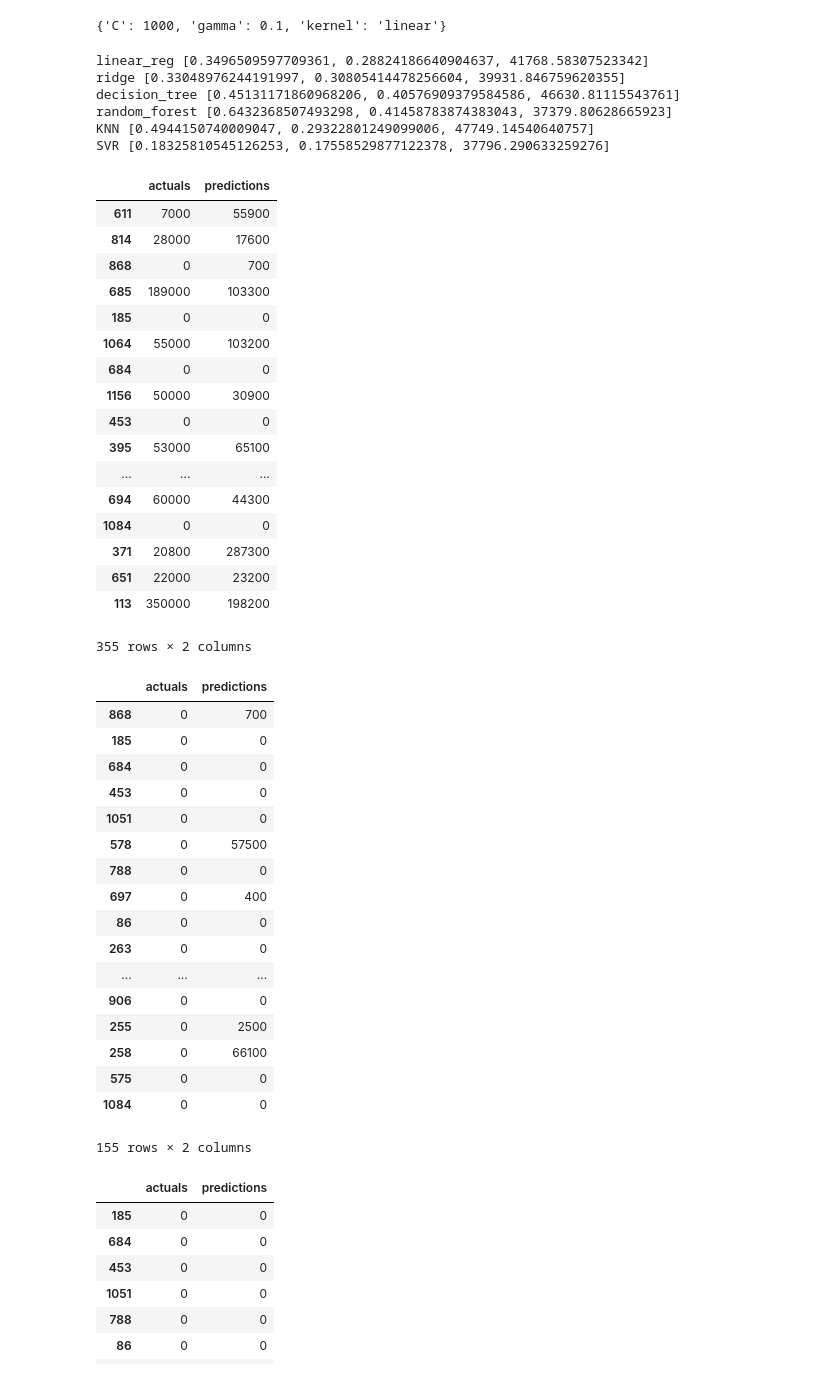
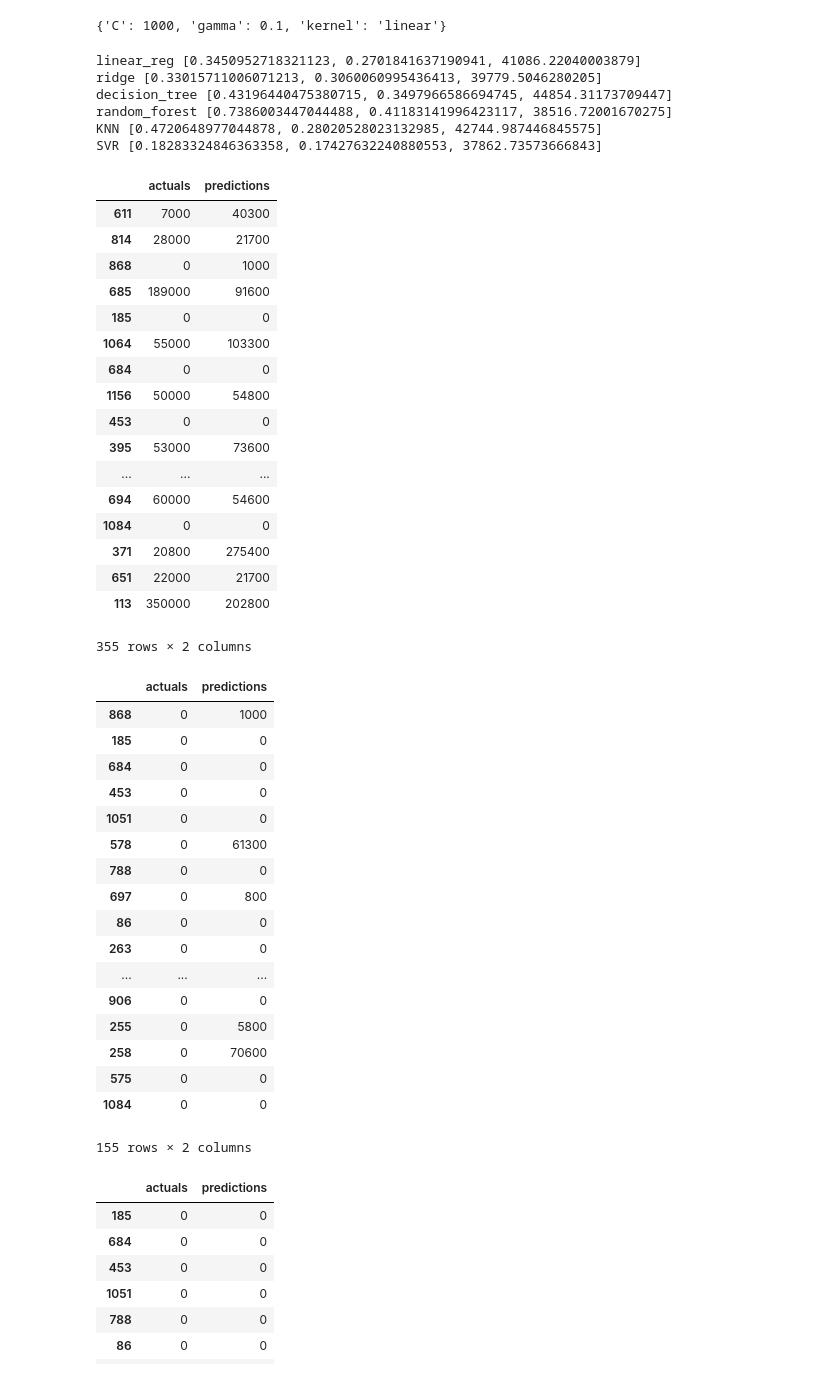
Before and after one commit to akshaytambe/Machine-Learning, a Jupyter notebook: Final Project/apt321_ss11381_ML_Final_Project_HW5.ipynb, the cells around one changed output. Saved outputs shown, nothing was run; the diff lists cells and outputs as text; code cells hidden in the pictures.

Commit message:
Update with predictions

```diff
--- a/Final Project/apt321_ss11381_ML_Final_Project_HW5.ipynb
+++ b/Final Project/apt321_ss11381_ML_Final_Project_HW5.ipynb
@@ -584,11 +572,13 @@ svr_best_params
 # %%
 # Using Hyperparameters
 # Initialize different regression algorithms
+x_train, x_test, y_train, y_test = np.array(train_test_split(X, y, train_size = 0.7, random_state=29))
+
 linear_reg = LinearRegression()
 ridge = Ridge(alpha = 28.0)
 decision_tree = DecisionTreeRegressor(criterion = 'mse', max_depth = 2, max_leaf_nodes = 20,\
                                          min_samples_leaf = 20, min_samples_split = 10)
-random_forest = RandomForestRegressor(bootstrap = True, max_depth = 20, max_features = 'sqrt', \
+random_forest = RandomForestRegressor(bootstrap = False, max_depth = 20, max_features = 'sqrt', \
                     min_samples_leaf = 1, min_samples_split = 10, n_estimators = 600)
 KNN = KNeighborsRegressor()
 SVM = SVR(C=1000, gamma = 0.1, kernel = 'linear')
@@ -615,55 +605,62 @@ for name, model in enumerate(models):
 for model_scores in result:
     print(model_scores, result[model_scores])
 # %% [output]
-linear_reg [0.3496509597709361, 0.28824186640904637, 41768.58307523342]
-ridge [0.33048976244191997, 0.30805414478256604, 39931.846759620355]
-decision_tree [0.45131171860968206, 0.40576909379584586, 46630.81115543761]
-random_forest [0.6432368507493298, 0.41458783874383043, 37379.80628665923]
-KNN [0.4944150740009047, 0.29322801249099006, 47749.14540640757]
-SVR [0.18325810545126253, 0.17558529877122378, 37796.290633259276]
+linear_reg [0.3450952718321123, 0.2701841637190941, 41086.22040003879]
+ridge [0.33015711006071213, 0.3060060995436413, 39779.5046280205]
+decision_tree [0.43196440475380715, 0.3497966586694745, 44854.31173709447]
+random_forest [0.7386003447044488, 0.41183141996423117, 38516.72001670275]
+KNN [0.4720648977044878, 0.28020528023132985, 42744.987446845575]
+SVR [0.18283324846363358, 0.17427632240880553, 37862.73573666843]
 # %%
+random_forest = RandomForestRegressor(bootstrap = False, max_depth = 20, max_features = 'sqrt', \
+                    min_samples_leaf = 1, min_samples_split = 10, n_estimators = 600)
+# Fit the Model
+random_forest.fit(x_train, y_train)
+
+# Get the Scores
+preds = random_forest.predict(x_test)
 compare_df = pd.DataFrame()
 compare_df['actuals'] = y_test
 compare_df['predictions'] = np.round(preds/100)*100
 compare_df['predictions'] = compare_df['predictions'].astype('int64')
 compare_df
 # %% [output]
 |  | actuals | predictions |
-| 611 | 7000 | 55900 |
-| 814 | 28000 | 17600 |
-| 868 | 0 | 700 |
-| 685 | 189000 | 103300 |
+| 611 | 7000 | 40300 |
+| 814 | 28000 | 21700 |
+| 868 | 0 | 1000 |
+| 685 | 189000 | 91600 |
 | 185 | 0 | 0 |
-| 1064 | 55000 | 103200 |
+| 1064 | 55000 | 103300 |
 | 684 | 0 | 0 |
-| 1156 | 50000 | 30900 |
+| 1156 | 50000 | 54800 |
 | 453 | 0 | 0 |
-| 395 | 53000 | 65100 |
+| 395 | 53000 | 73600 |
 | ... | ... | ... |
-| 694 | 60000 | 44300 |
+| 694 | 60000 | 54600 |
 | 1084 | 0 | 0 |
-| 371 | 20800 | 287300 |
-| 651 | 22000 | 23200 |
-| 113 | 350000 | 198200 |
+| 371 | 20800 | 275400 |
+| 651 | 22000 | 21700 |
+| 113 | 350000 | 202800 |
 355 rows × 2 columns
 # %%
 compare_df[compare_df['actuals']==0]
 # %% [output]
 |  | actuals | predictions |
-| 868 | 0 | 700 |
+| 868 | 0 | 1000 |
 | 185 | 0 | 0 |
 | 684 | 0 | 0 |
 | 453 | 0 | 0 |
 | 1051 | 0 | 0 |
-| 578 | 0 | 57500 |
+| 578 | 0 | 61300 |
 | 788 | 0 | 0 |
-| 697 | 0 | 400 |
+| 697 | 0 | 800 |
 | 86 | 0 | 0 |
 | 263 | 0 | 0 |
 | ... | ... | ... |
 | 906 | 0 | 0 |
-| 255 | 0 | 2500 |
-| 258 | 0 | 66100 |
+| 255 | 0 | 5800 |
+| 258 | 0 | 70600 |
 | 575 | 0 | 0 |
 | 1084 | 0 | 0 |
 155 rows × 2 columns
```
Also changed, not shown: parts of 14 cells of this notebook.
